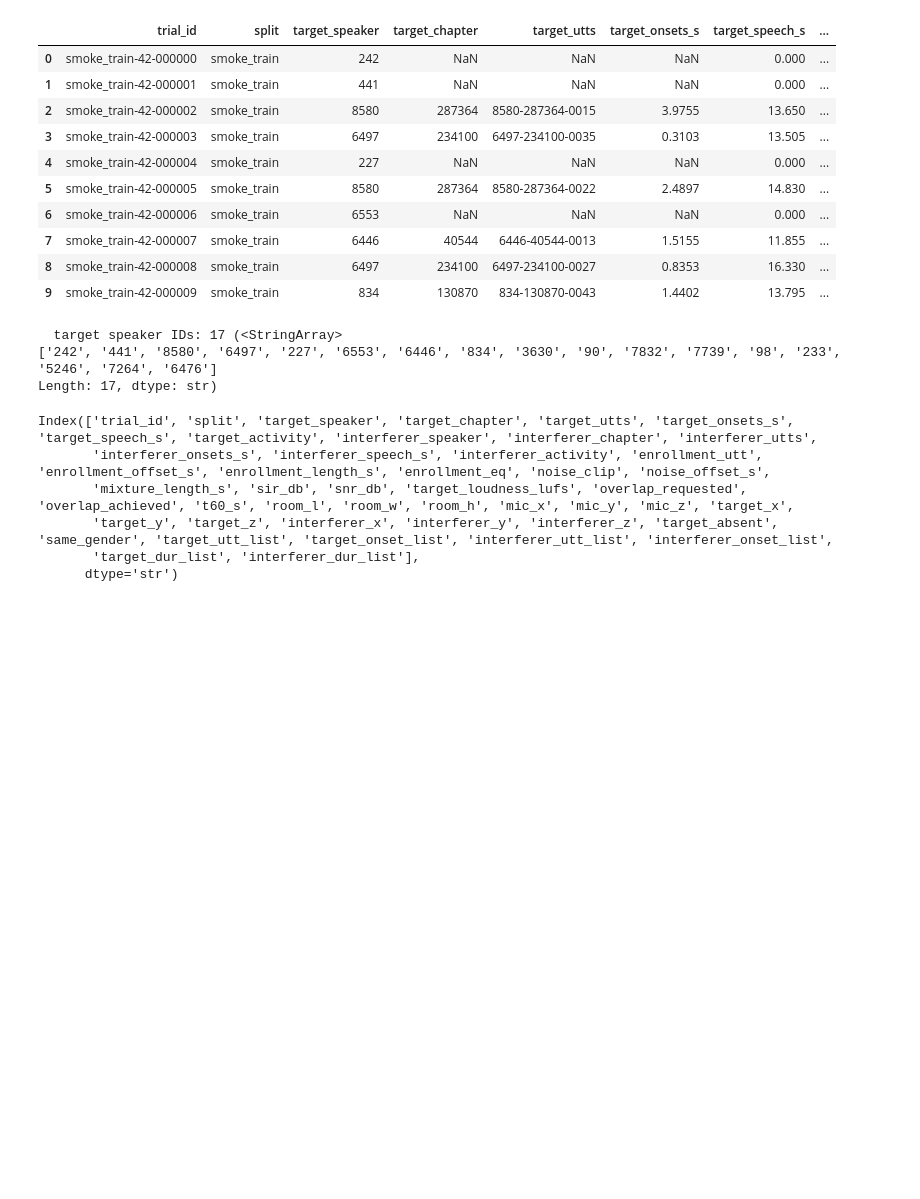
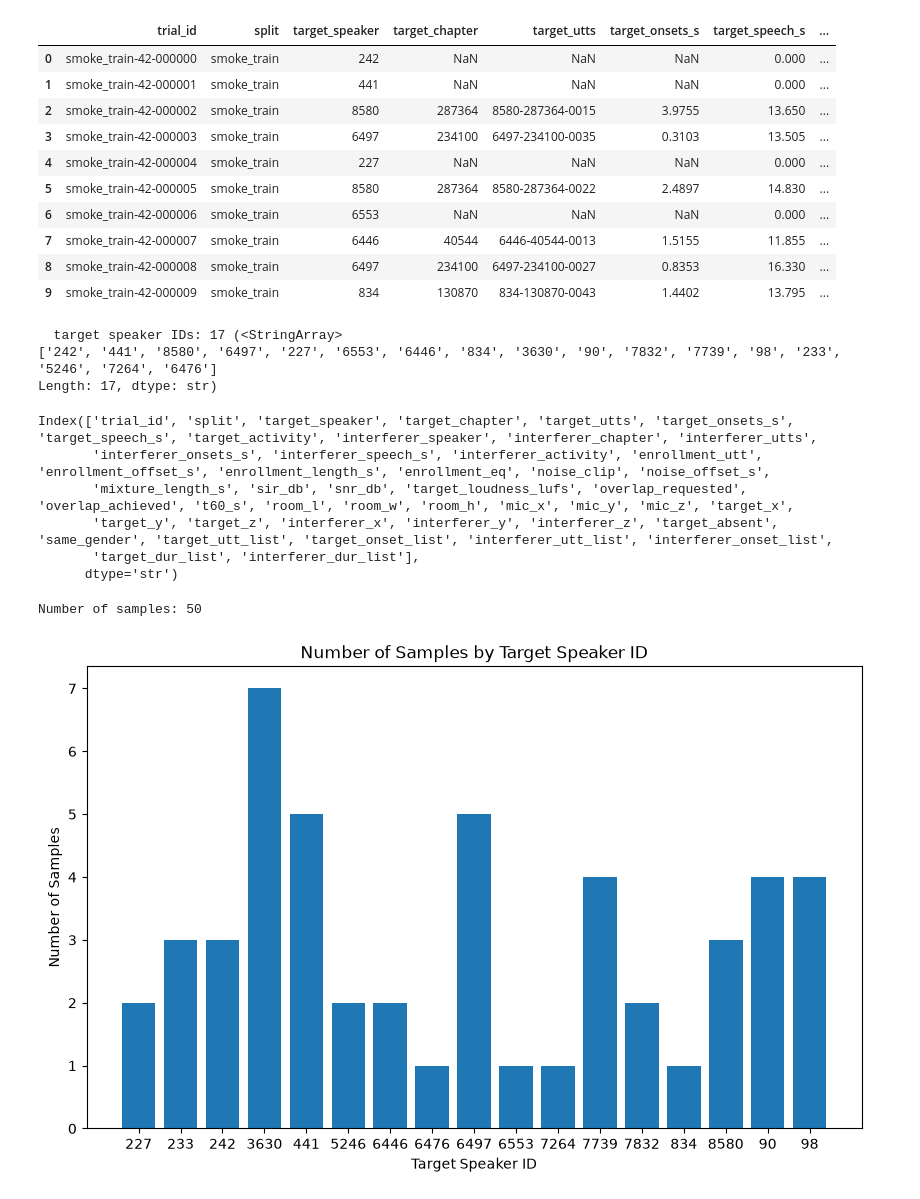
Before and after one commit to grantxxcoder/TargetSpeakerExtractor, a Jupyter notebook: src/exploratory/data_setup.ipynb, the cells around one changed output. Drawn from its saved outputs; the diff is of its cells as text; code cells hidden in the pictures; blank space fills up the shorter version.

```diff
--- a/src/exploratory/data_setup.ipynb
+++ b/src/exploratory/data_setup.ipynb
@@ -24,13 +33,6 @@ Loads four things for the chosen split:
 SPLIT = "smoke_train"
 MANIFEST_PATH = None      # full path to a .csv; overrides SPLIT when set
 # %%
-from pathlib import Path
-from types import SimpleNamespace
-import hashlib
-
-import numpy as np
-import pandas as pd
-import yaml
 
 pd.set_option("display.width", 200)
 pd.set_option("display.max_columns", 100)
@@ -42,6 +44,17 @@ LIST_COLS = {
     "interferer_utts": "interferer_utt_list",
     "interferer_onsets_s": "interferer_onset_list",
 }
+
+# Columns pandas must NOT type-infer.
+#   IDs: "0090" would become the int 90 and stop matching the folder on disk.
+#   Packed fields: if no row in a manifest happens to contain a "|", the column
+#   looks numeric and is read as float64 -- then the parse below sees a float
+#   instead of a string and yields [] for every row, silently dropping every
+#   onset. Content-dependent dtypes break when the content changes.
+STR_COLS = {c: str for c in [
+    "target_speaker", "interferer_speaker", "target_chapter", "interferer_chapter",
+    *LIST_COLS,
+]}
 
 
 def find_root(start=None):
@@ -68,18 +81,22 @@ def _as_list(cell):
 def load(split, manifest_path=None):
     """Everything needed to analyse one split, bundled together."""
     man = Path(manifest_path) if manifest_path else ROOT / "data/manifests" / f"{split}.csv"
-    # Speaker and chapter IDs are numeric strings; without dtype=str pandas
-    # turns them into ints and "0090" stops matching the folder on disk.
-    df = pd.read_csv(man, dtype={
-        "target_speaker": str, "interferer_speaker": str,
-        "target_chapter": str, "interferer_chapter": str,
-    })
+    df = pd.read_csv(man, dtype=STR_COLS)
     columns = list(df.columns)
 
     for raw, parsed in LIST_COLS.items():
         vals = df[raw].map(_as_list)
         df[parsed] = vals if raw.endswith("_utts") else vals.map(
             lambda v: [float(x) for x in v])
+        # A populated field that parsed to nothing means the parse is broken,
+        # not that the trial is empty. Fail loudly rather than analyse zeros.
+        broke = df[raw].notna() & (df[parsed].str.len() == 0)
+        assert not broke.any(), f"{raw}: {int(broke.sum())} rows failed to parse"
+
+    # One onset per utterance, or the two lists cannot be zipped meaningfully.
+    for who in ("target", "interferer"):
+        assert (df[f"{who}_utt_list"].str.len()
+                == df[f"{who}_onset_list"].str.len()).all(), f"{who}: length mismatch"
 
     meta = yaml.safe_load(man.with_suffix(".meta.yaml").read_text())
 
@@ -178,3 +195,15 @@ Index(['trial_id', 'split', 'target_speaker', 'target_chapter', 'target_utts', '
        'target_y', 'target_z', 'interferer_x', 'interferer_y', 'interferer_z', 'target_absent', 'same_gender', 'target_utt_list', 'target_onset_list', 'interferer_utt_list', 'interferer_onset_list',
        'target_dur_list', 'interferer_dur_list'],
       dtype='str')
+# %%
+print(f"Number of samples: {len(D.df)}")
+number_by_target_speaker = D.df.groupby('target_speaker').size().to_dict()
+plt.figure(figsize=(10, 6))
+plt.bar(number_by_target_speaker.keys(), number_by_target_speaker.values())
+plt.xlabel('Target Speaker ID')
+plt.ylabel('Number of Samples')
+plt.title('Number of Samples by Target Speaker ID')
+plt.show()
+# %% [output]
+Number of samples: 50
+[figure, added]
```
Also changed, not shown: parts of 8 cells of this notebook, 1 other file.
